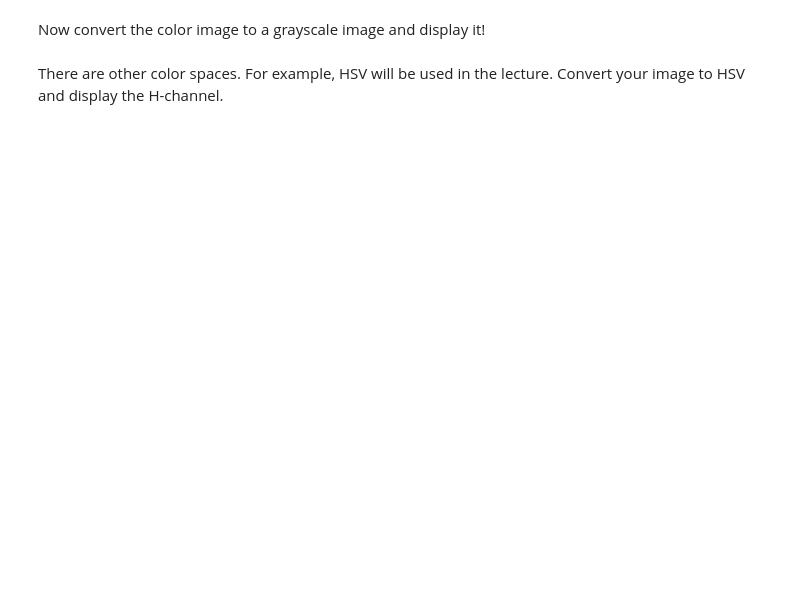
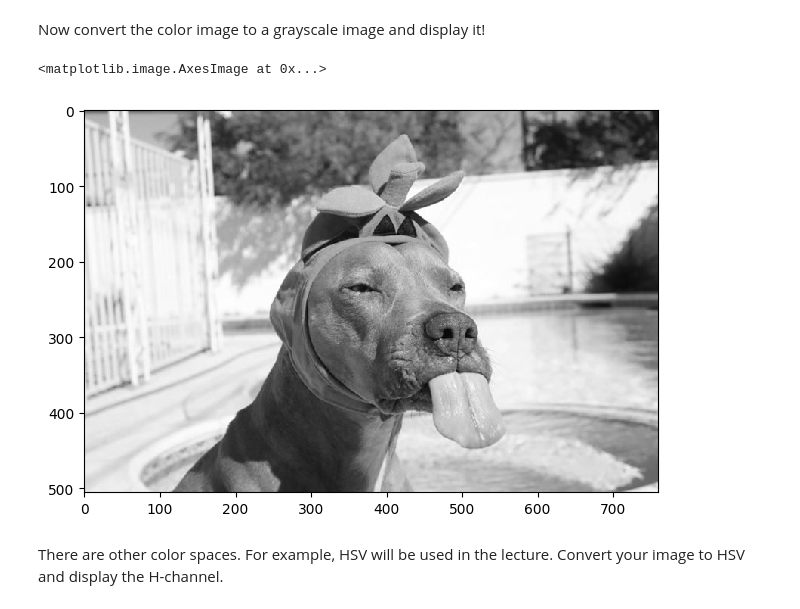
Before and after one commit to theRealProHacker/Computer-Vision, a Jupyter notebook: assignment01.ipynb, the cells around one changed output. Saved outputs shown, nothing was run; the diff lists cells and outputs as text; code cells hidden in the pictures; blank space fills up the shorter version.

```diff
--- a/assignment01.ipynb
+++ b/assignment01.ipynb
@@ -32,6 +41,10 @@ Add a line of code to the next cell to display 440 <= x <= 540 and 250 <= y <= 3
 Now convert the color image to a grayscale image and display it!
 # %%
 # code here
+io.imshow(color.rgb2gray(image))
+# %% [output]
+<matplotlib.image.AxesImage at 0x...>
+[figure, added]
 # %% [markdown]
 There are other color spaces. For example, HSV will be used in the lecture. Convert your image to HSV and display the H-channel.
 # %%
```
Also changed, not shown: parts of 16 cells of this notebook.
